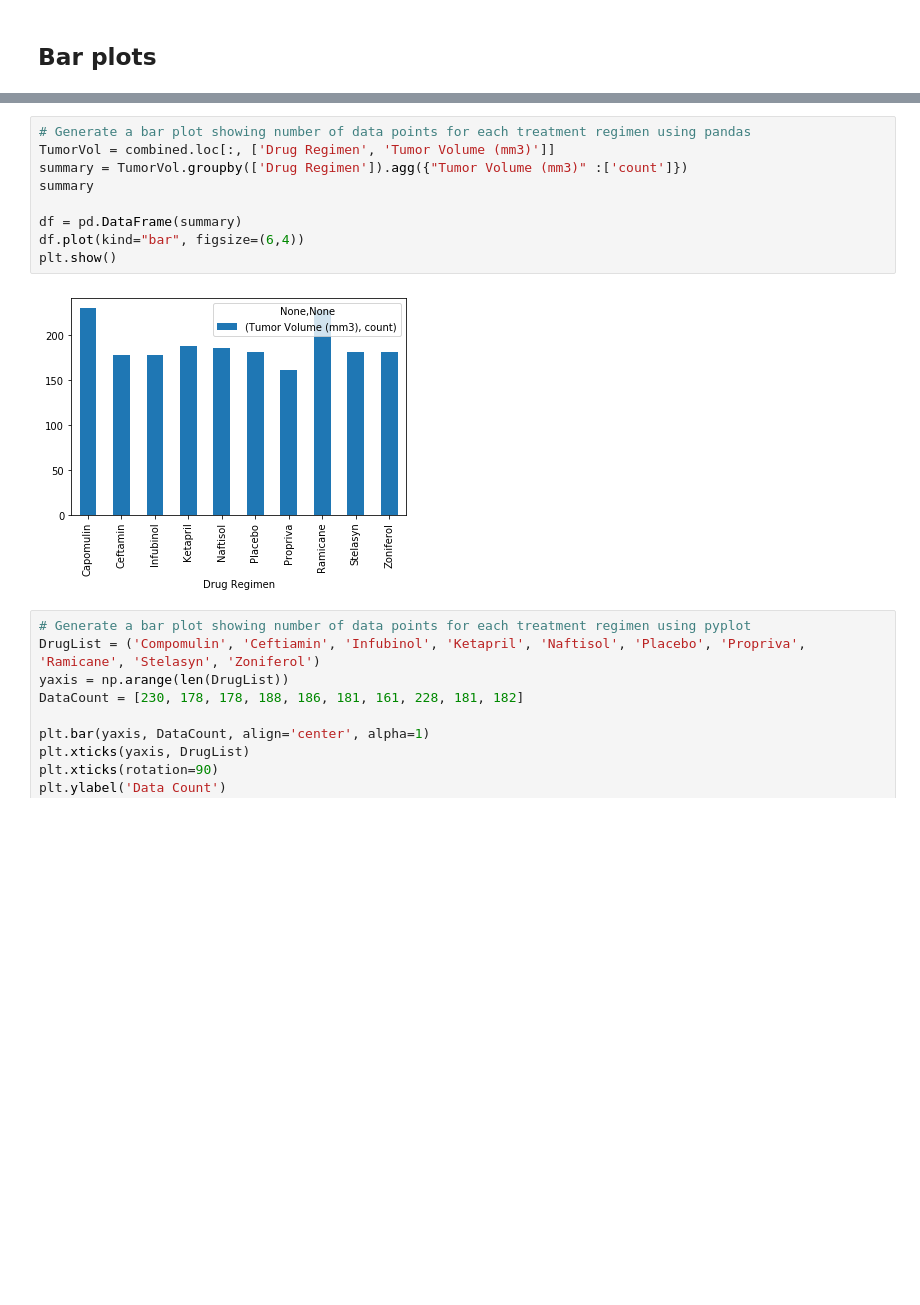
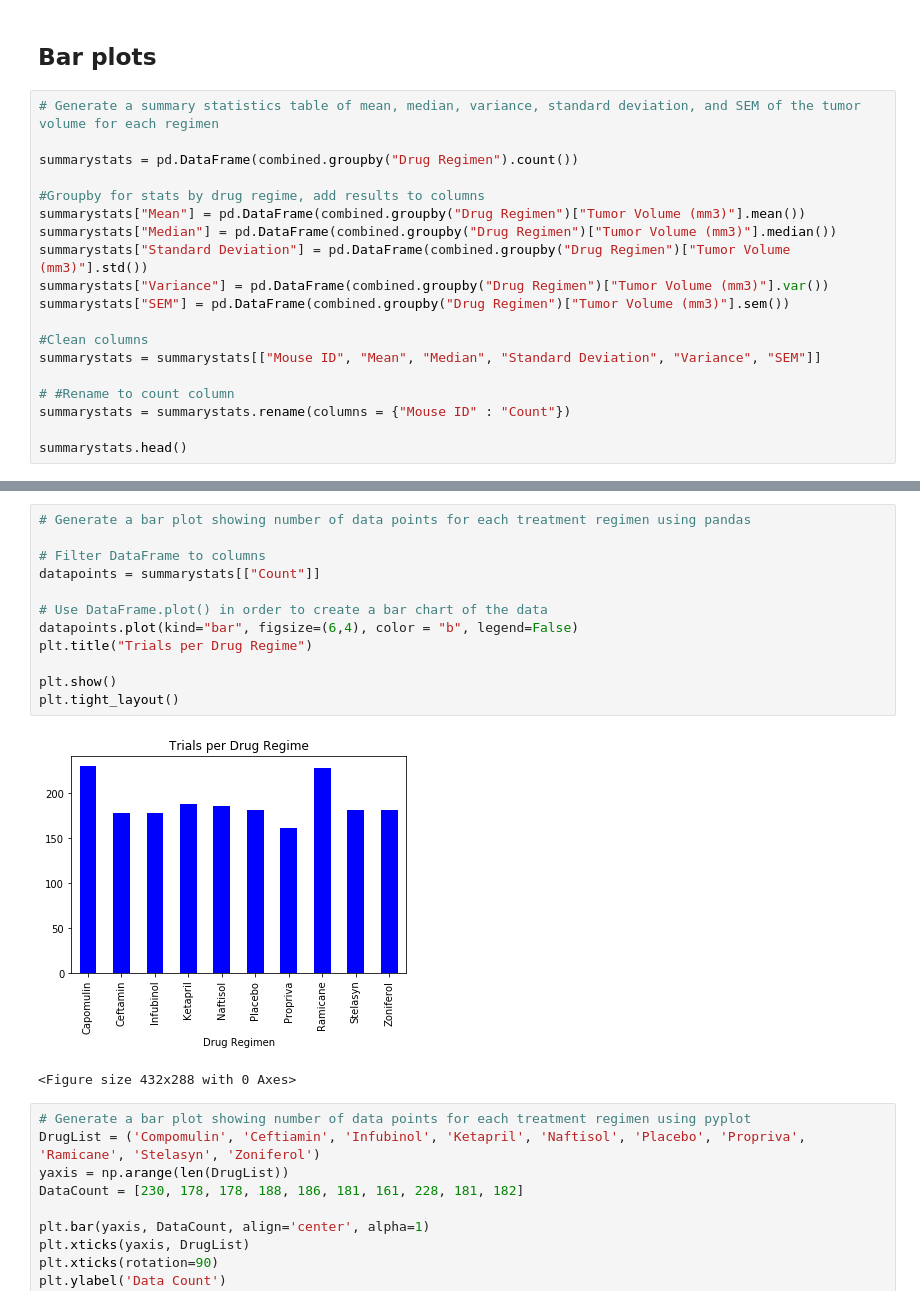
Before and after one commit to GJDoug/douglassMatplotlibChallenge, a Jupyter notebook: Pymaceuticals/pymaceuticals_starter.ipynb, the cells around one changed output, grey strips where cells are left out. Drawn from its saved outputs; the diff is of its cells as text; blank space fills up the shorter version.

```diff
--- a/Pymaceuticals/pymaceuticals_starter.ipynb
+++ b/Pymaceuticals/pymaceuticals_starter.ipynb
@@ -57,2 +33,21 @@ summary
 # %% [markdown]
 ## Bar plots
+# %%
+# Generate a summary statistics table of mean, median, variance, standard deviation, and SEM of the tumor volume for each regimen
+
+summarystats = pd.DataFrame(combined.groupby("Drug Regimen").count())
+
+#Groupby for stats by drug regime, add results to columns
+summarystats["Mean"] = pd.DataFrame(combined.groupby("Drug Regimen")["Tumor Volume (mm3)"].mean())
+summarystats["Median"] = pd.DataFrame(combined.groupby("Drug Regimen")["Tumor Volume (mm3)"].median())
+summarystats["Standard Deviation"] = pd.DataFrame(combined.groupby("Drug Regimen")["Tumor Volume (mm3)"].std())
+summarystats["Variance"] = pd.DataFrame(combined.groupby("Drug Regimen")["Tumor Volume (mm3)"].var())
+summarystats["SEM"] = pd.DataFrame(combined.groupby("Drug Regimen")["Tumor Volume (mm3)"].sem())
+
+#Clean columns
+summarystats = summarystats[["Mouse ID", "Mean", "Median", "Standard Deviation", "Variance", "SEM"]]
+
+# #Rename to count column
+summarystats = summarystats.rename(columns = {"Mouse ID" : "Count"})
+
+summarystats.head()
@@ -59,14 +62,18 @@ summary
 # %%
 # Generate a bar plot showing number of data points for each treatment regimen using pandas
-TumorVol = combined.loc[:, ['Drug Regimen', 'Tumor Volume (mm3)']]
-summary = TumorVol.groupby(['Drug Regimen']).agg({"Tumor Volume (mm3)" :['count']})
-summary
 
-df = pd.DataFrame(summary)
-df.plot(kind="bar", figsize=(6,4))
+# Filter DataFrame to columns
+datapoints = summarystats[["Count"]]
+
+# Use DataFrame.plot() in order to create a bar chart of the data
+datapoints.plot(kind="bar", figsize=(6,4), color = "b", legend=False)
+plt.title("Trials per Drug Regime")
+
 plt.show()
+plt.tight_layout()
 # %% [output]
-[figure, old version]
+[figure, new version]
+<Figure size 432x288 with 0 Axes>
 # %%
 # Generate a bar plot showing number of data points for each treatment regimen using pyplot
 DrugList = ('Compomulin', 'Ceftiamin', 'Infubinol', 'Ketapril', 'Naftisol', 'Placebo', 'Propriva', 'Ramicane', 'Stelasyn', 'Zoniferol')
```
Also changed, not shown: parts of 24 cells of this notebook.
